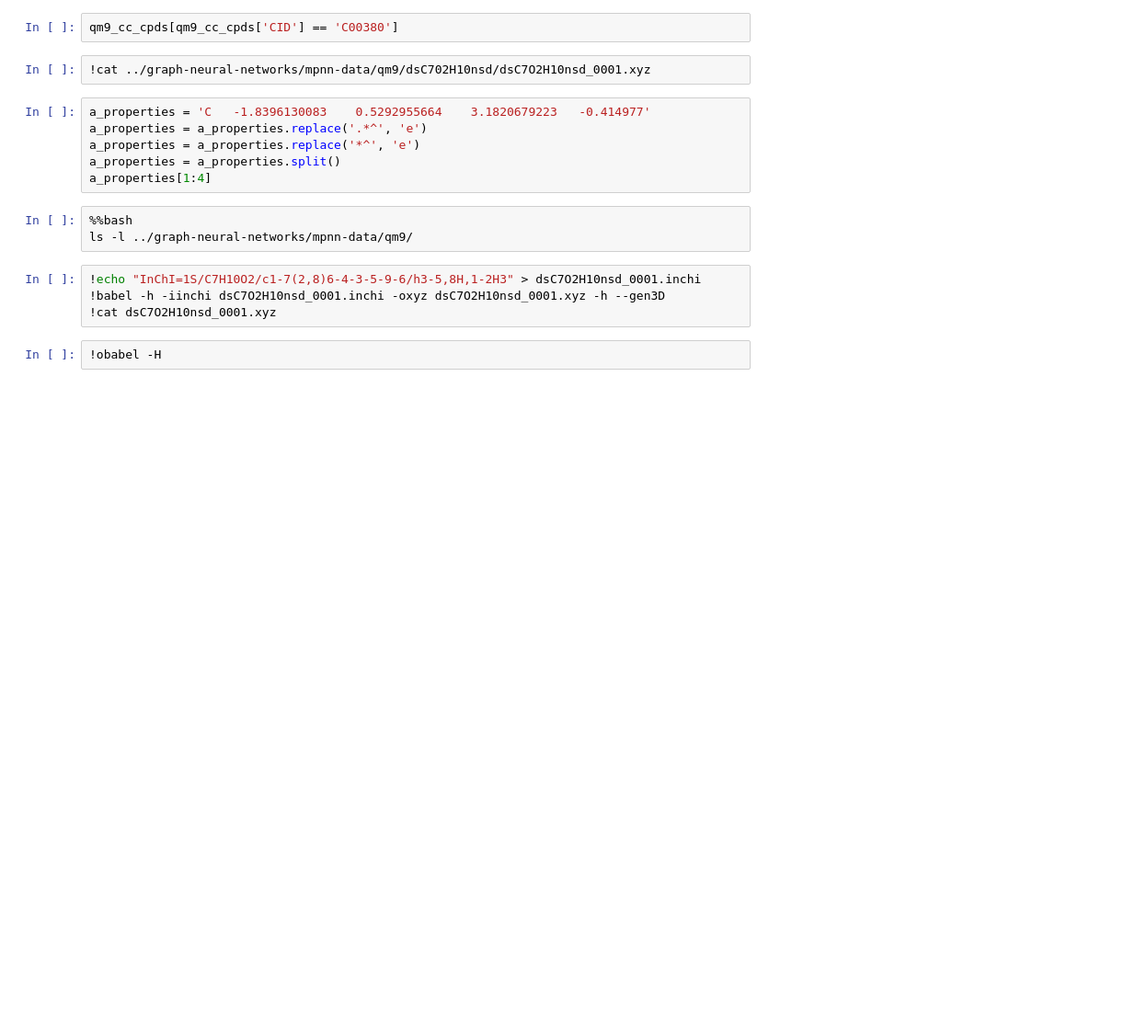
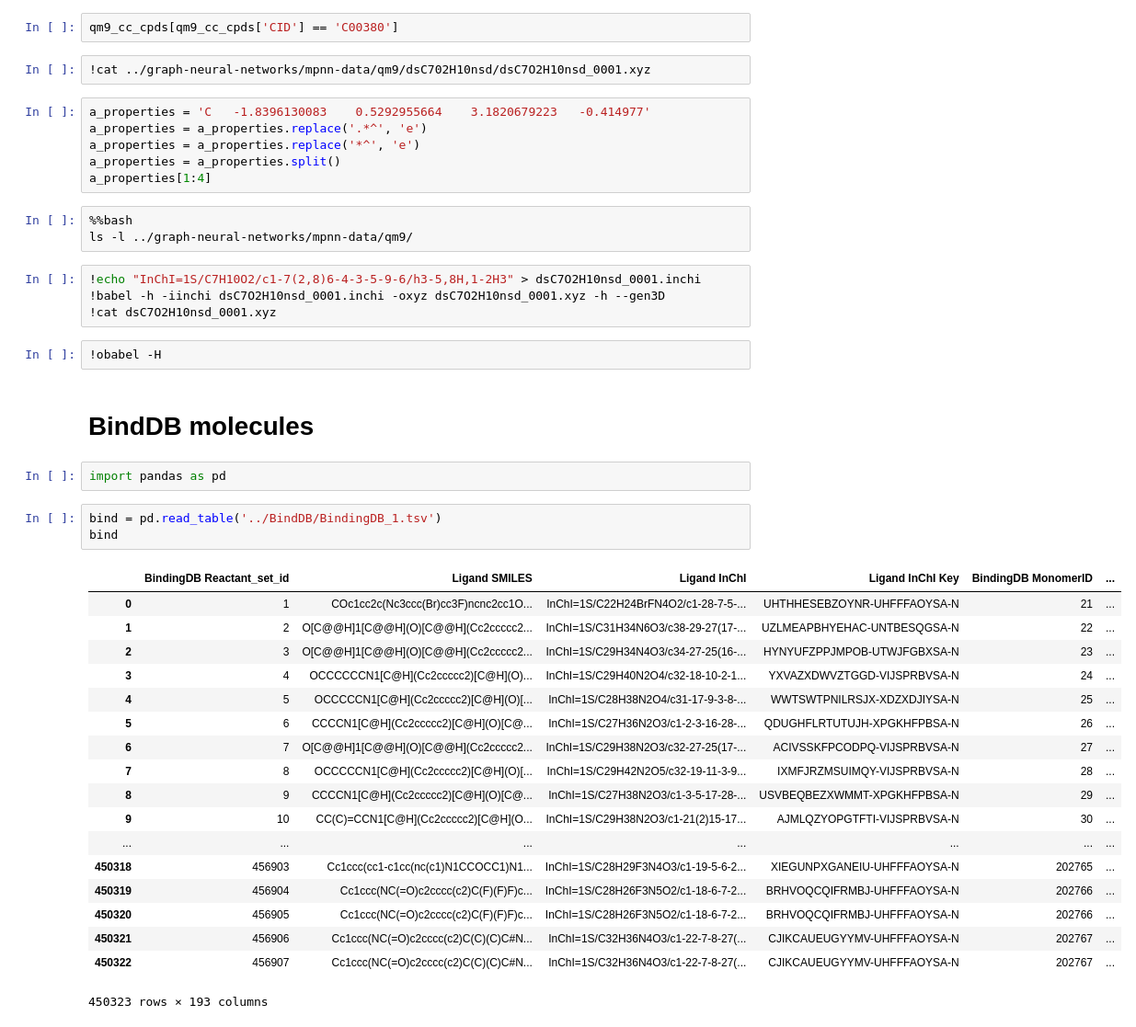
Before and after one commit to PNNL-CompBio/graph-neural-networks, a Jupyter notebook: MetaCyc and Equilibrator to XYZ.ipynb, the cells around one changed output. Shown at 92% size. Cells and saved outputs as stored; diff of their text form; blank space fills up the shorter version.

```diff
--- a/MetaCyc and Equilibrator to XYZ.ipynb
+++ b/MetaCyc and Equilibrator to XYZ.ipynb
@@ -191,3 +193,29 @@ ls -l ../graph-neural-networks/mpnn-data/qm9/
 !cat dsC7O2H10nsd_0001.xyz
 # %%
 !obabel -H
+# %% [markdown]
+# BindDB molecules
+# %%
+import pandas as pd
+# %%
+bind = pd.read_table('../BindDB/BindingDB_1.tsv')
+bind
+# %% [output]
+|  | BindingDB Reactant_set_id | Ligand SMILES | Ligand InChI | Ligand InChI Key | BindingDB MonomerID | ... |
+| 0 | 1 | COc1cc2c(Nc3ccc(Br)cc3F)ncnc2cc1O... | InChI=1S/C22H24BrFN4O2/c1-28-7-5-... | UHTHHESEBZOYNR-UHFFFAOYSA-N | 21 | ... |
+| 1 | 2 | O[C@@H]1[C@@H](O)[C@@H](Cc2ccccc2... | InChI=1S/C31H34N6O3/c38-29-27(17-... | UZLMEAPBHYEHAC-UNTBESQGSA-N | 22 | ... |
+| 2 | 3 | O[C@@H]1[C@@H](O)[C@@H](Cc2ccccc2... | InChI=1S/C29H34N4O3/c34-27-25(16-... | HYNYUFZPPJMPOB-UTWJFGBXSA-N | 23 | ... |
+| 3 | 4 | OCCCCCCN1[C@H](Cc2ccccc2)[C@H](O)... | InChI=1S/C29H40N2O4/c32-18-10-2-1... | YXVAZXDWVZTGGD-VIJSPRBVSA-N | 24 | ... |
+| 4 | 5 | OCCCCCN1[C@H](Cc2ccccc2)[C@H](O)[... | InChI=1S/C28H38N2O4/c31-17-9-3-8-... | WWTSWTPNILRSJX-XDZXDJIYSA-N | 25 | ... |
+| 5 | 6 | CCCCN1[C@H](Cc2ccccc2)[C@H](O)[C@... | InChI=1S/C27H36N2O3/c1-2-3-16-28-... | QDUGHFLRTUTUJH-XPGKHFPBSA-N | 26 | ... |
+| 6 | 7 | O[C@@H]1[C@@H](O)[C@@H](Cc2ccccc2... | InChI=1S/C29H38N2O3/c32-27-25(17-... | ACIVSSKFPCODPQ-VIJSPRBVSA-N | 27 | ... |
+| 7 | 8 | OCCCCCN1[C@H](Cc2ccccc2)[C@H](O)[... | InChI=1S/C29H42N2O5/c32-19-11-3-9... | IXMFJRZMSUIMQY-VIJSPRBVSA-N | 28 | ... |
+| 8 | 9 | CCCCN1[C@H](Cc2ccccc2)[C@H](O)[C@... | InChI=1S/C27H38N2O3/c1-3-5-17-28-... | USVBEQBEZXWMMT-XPGKHFPBSA-N | 29 | ... |
+| 9 | 10 | CC(C)=CCN1[C@H](Cc2ccccc2)[C@H](O... | InChI=1S/C29H38N2O3/c1-21(2)15-17... | AJMLQZYOPGTFTI-VIJSPRBVSA-N | 30 | ... |
+| ... | ... | ... | ... | ... | ... | ... |
+| 450318 | 456903 | Cc1ccc(cc1-c1cc(nc(c1)N1CCOCC1)N1... | InChI=1S/C28H29F3N4O3/c1-19-5-6-2... | XIEGUNPXGANEIU-UHFFFAOYSA-N | 202765 | ... |
+| 450319 | 456904 | Cc1ccc(NC(=O)c2cccc(c2)C(F)(F)F)c... | InChI=1S/C28H26F3N5O2/c1-18-6-7-2... | BRHVOQCQIFRMBJ-UHFFFAOYSA-N | 202766 | ... |
+| 450320 | 456905 | Cc1ccc(NC(=O)c2cccc(c2)C(F)(F)F)c... | InChI=1S/C28H26F3N5O2/c1-18-6-7-2... | BRHVOQCQIFRMBJ-UHFFFAOYSA-N | 202766 | ... |
+| 450321 | 456906 | Cc1ccc(NC(=O)c2cccc(c2)C(C)(C)C#N... | InChI=1S/C32H36N4O3/c1-22-7-8-27(... | CJIKCAUEUGYYMV-UHFFFAOYSA-N | 202767 | ... |
+| 450322 | 456907 | Cc1ccc(NC(=O)c2cccc(c2)C(C)(C)C#N... | InChI=1S/C32H36N4O3/c1-22-7-8-27(... | CJIKCAUEUGYYMV-UHFFFAOYSA-N | 202767 | ... |
+450323 rows × 193 columns
```
Also changed, not shown: parts of 11 cells of this notebook, 4 other files.
